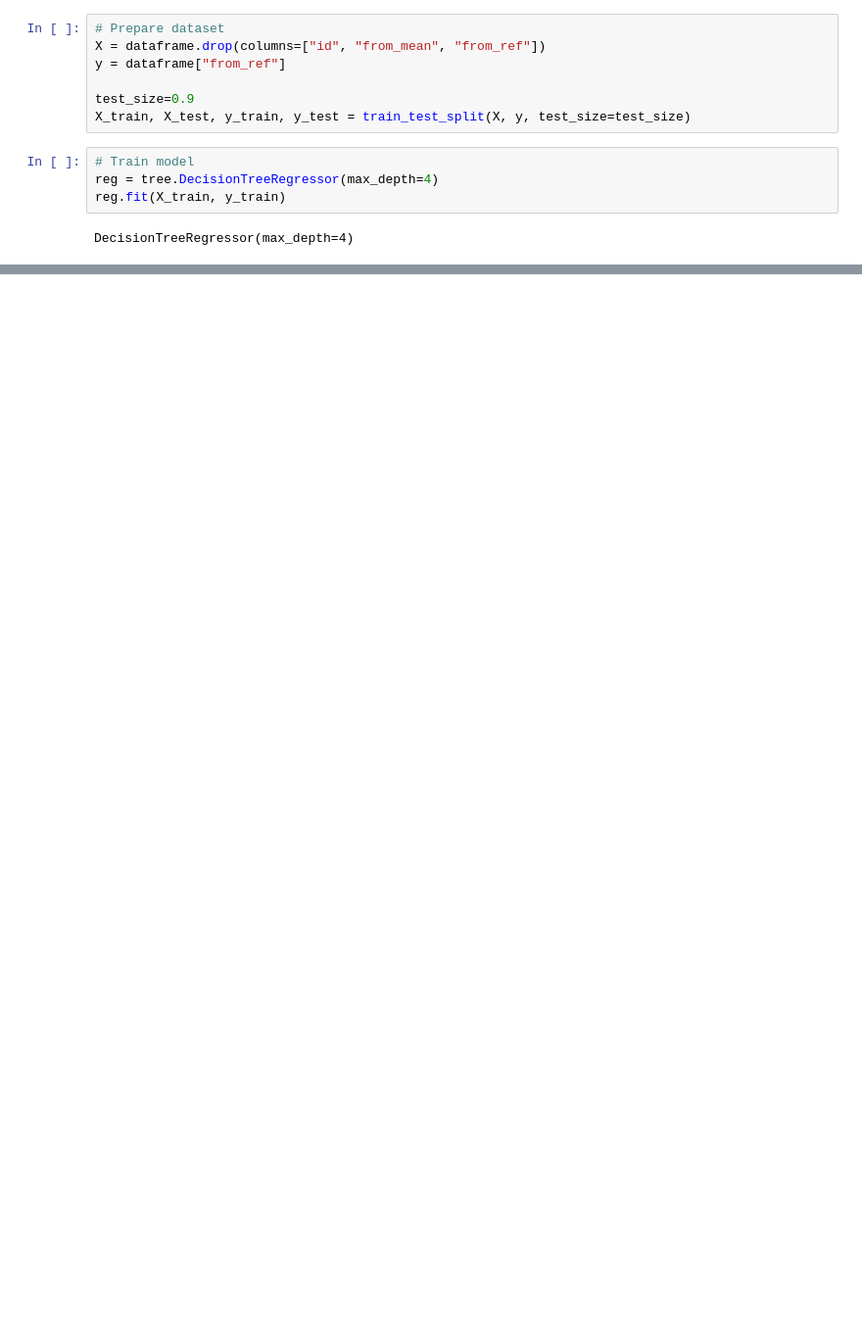
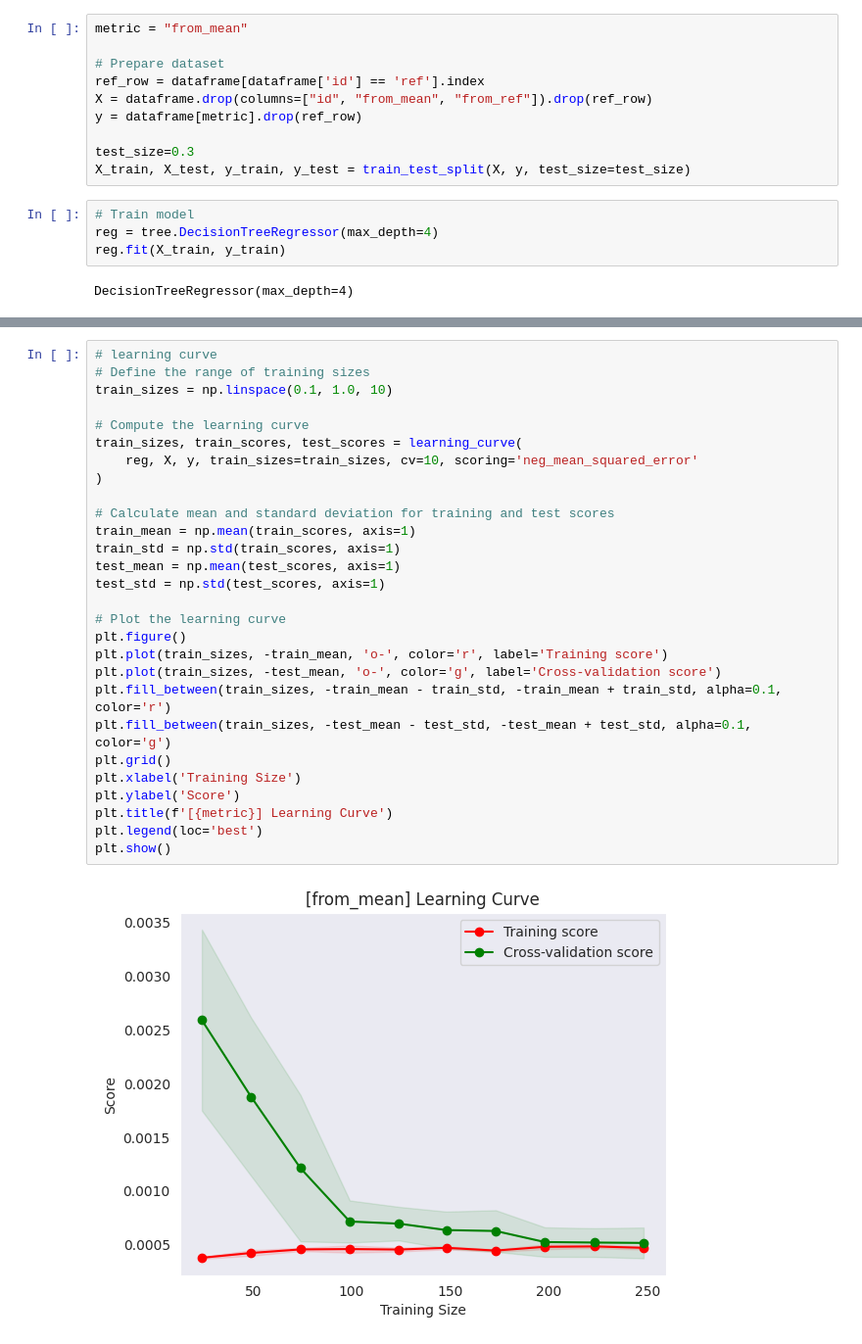
Before and after one commit to Inria-Empenn/fmri_feature_model, a Jupyter notebook: auditory_analysis.ipynb, the cells around one changed output, grey strips where cells are left out. Shown at 98% size. Saved outputs shown, nothing was run; the diff lists cells and outputs as text; blank space fills up the shorter version.

```diff
--- a/auditory_analysis.ipynb
+++ b/auditory_analysis.ipynb
@@ -38,9 +58,12 @@ dataframe.to_csv(df_path, index=False, sep=';')
 # %%
+metric = "from_mean"
+
 # Prepare dataset
-X = dataframe.drop(columns=["id", "from_mean", "from_ref"])
-y = dataframe["from_ref"]
+ref_row = dataframe[dataframe['id'] == 'ref'].index
+X = dataframe.drop(columns=["id", "from_mean", "from_ref"]).drop(ref_row)
+y = dataframe[metric].drop(ref_row)
 
-test_size=0.9
+test_size=0.3
 X_train, X_test, y_train, y_test = train_test_split(X, y, test_size=test_size)
 # %%
 # Train model
@@ -62,3 +85,33 @@ Mean absolute percentage error (MAPE) : 41.306364962874156
+# %%
+# learning curve
+# Define the range of training sizes
+train_sizes = np.linspace(0.1, 1.0, 10)
+
+# Compute the learning curve
+train_sizes, train_scores, test_scores = learning_curve(
+    reg, X, y, train_sizes=train_sizes, cv=10, scoring='neg_mean_squared_error'
+)
+
+# Calculate mean and standard deviation for training and test scores
+train_mean = np.mean(train_scores, axis=1)
+train_std = np.std(train_scores, axis=1)
+test_mean = np.mean(test_scores, axis=1)
+test_std = np.std(test_scores, axis=1)
+
+# Plot the learning curve
+plt.figure()
+plt.plot(train_sizes, -train_mean, 'o-', color='r', label='Training score')
+plt.plot(train_sizes, -test_mean, 'o-', color='g', label='Cross-validation score')
+plt.fill_between(train_sizes, -train_mean - train_std, -train_mean + train_std, alpha=0.1, color='r')
+plt.fill_between(train_sizes, -test_mean - test_std, -test_mean + test_std, alpha=0.1, color='g')
+plt.grid()
+plt.xlabel('Training Size')
+plt.ylabel('Score')
+plt.title(f'[{metric}] Learning Curve')
+plt.legend(loc='best')
+plt.show()
+# %% [output]
+[figure, added]
 # %%
 # Display tree
 def print_tree(clf, f_names, name):
```
Also changed, not shown: parts of 7 cells of this notebook, 11 other files.
